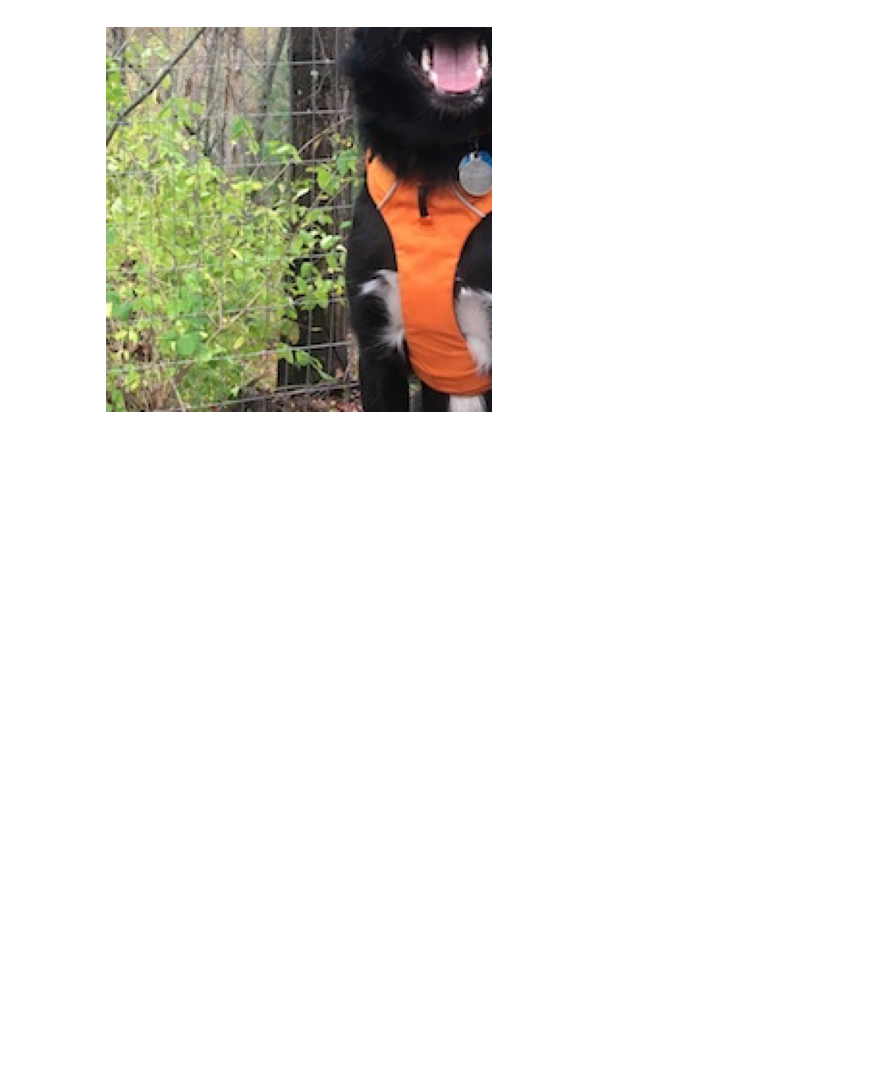
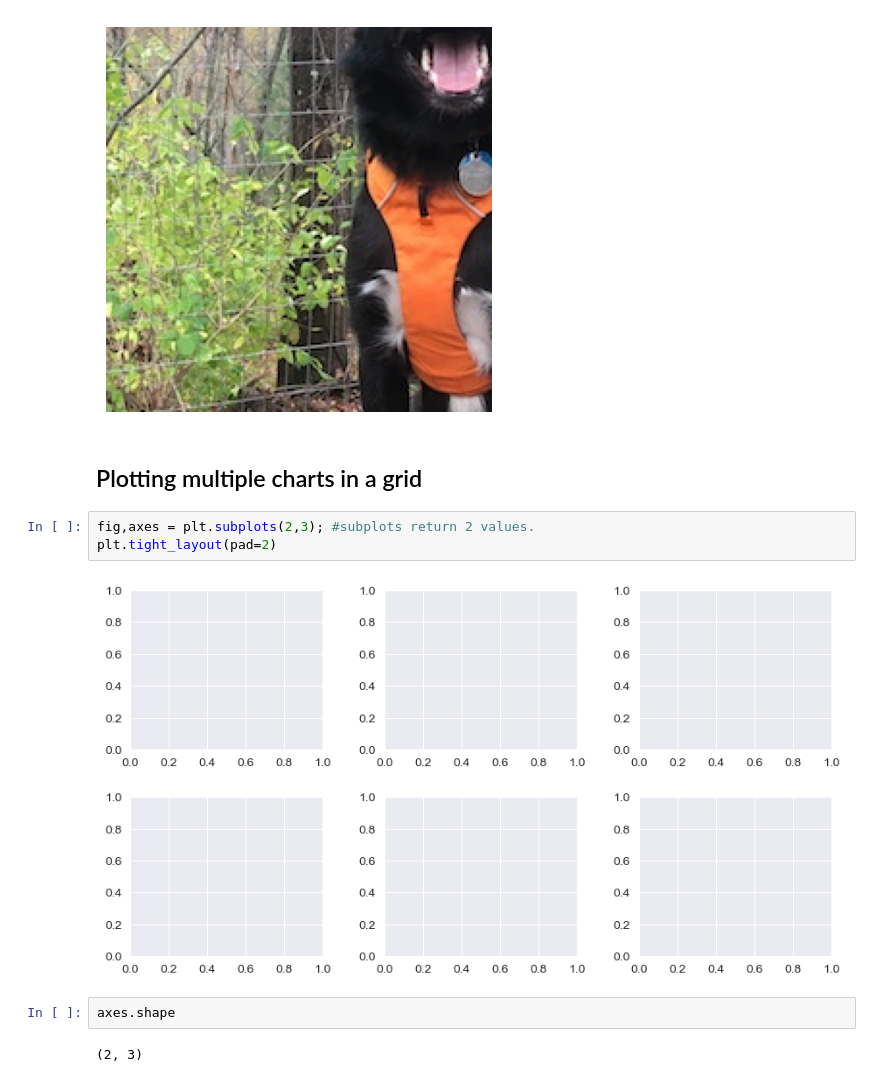
Before and after one commit to Swaraz08/Jupyter, a Jupyter notebook: pandas.ipynb, the cells around one changed output. Drawn from its saved outputs; the diff is of its cells as text; blank space fills up the shorter version.

Commit message:
learned plotting multiple plots

```diff
--- a/pandas.ipynb
+++ b/pandas.ipynb
@@ -1241,3 +1241,14 @@ plt.axis('off')
 plt.imshow(img_array[125:325,105:305]);
 # %% [output]
 [figure]
+# %% [markdown]
+## Plotting multiple charts in a grid
+# %%
+fig,axes = plt.subplots(2,3); #subplots return 2 values.
+plt.tight_layout(pad=2)
+# %% [output]
+[figure, added]
+# %%
+axes.shape
+# %% [output]
+(2, 3)
```
Also changed, not shown: parts of 1 cell of this notebook.
